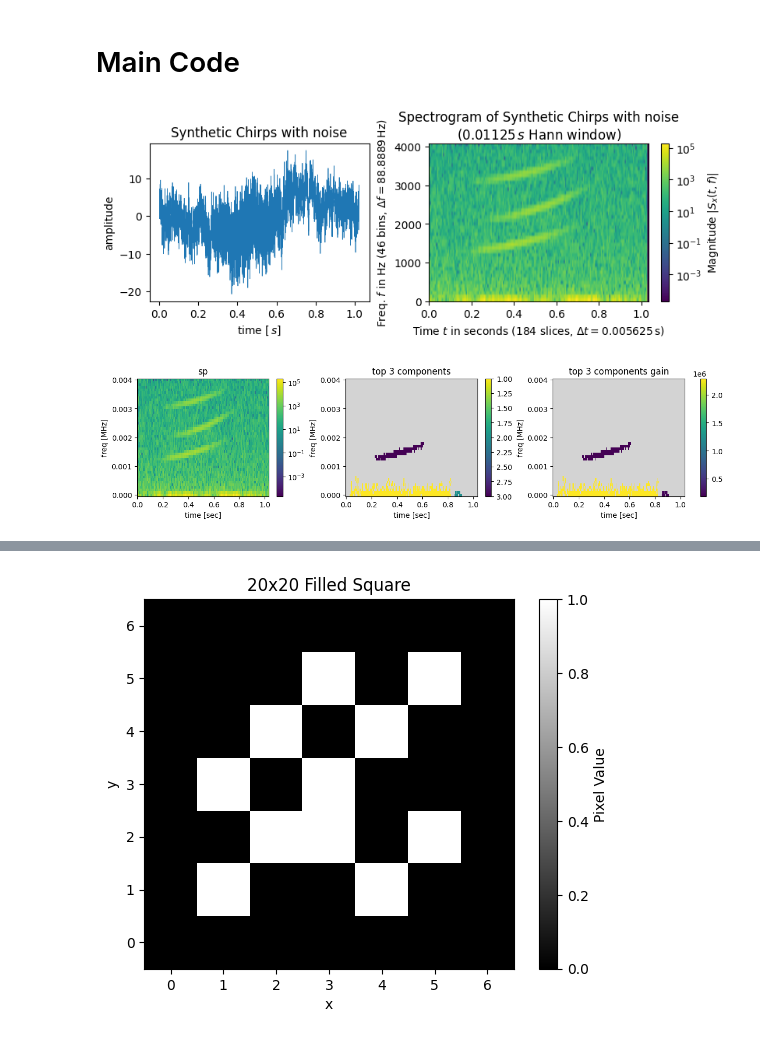
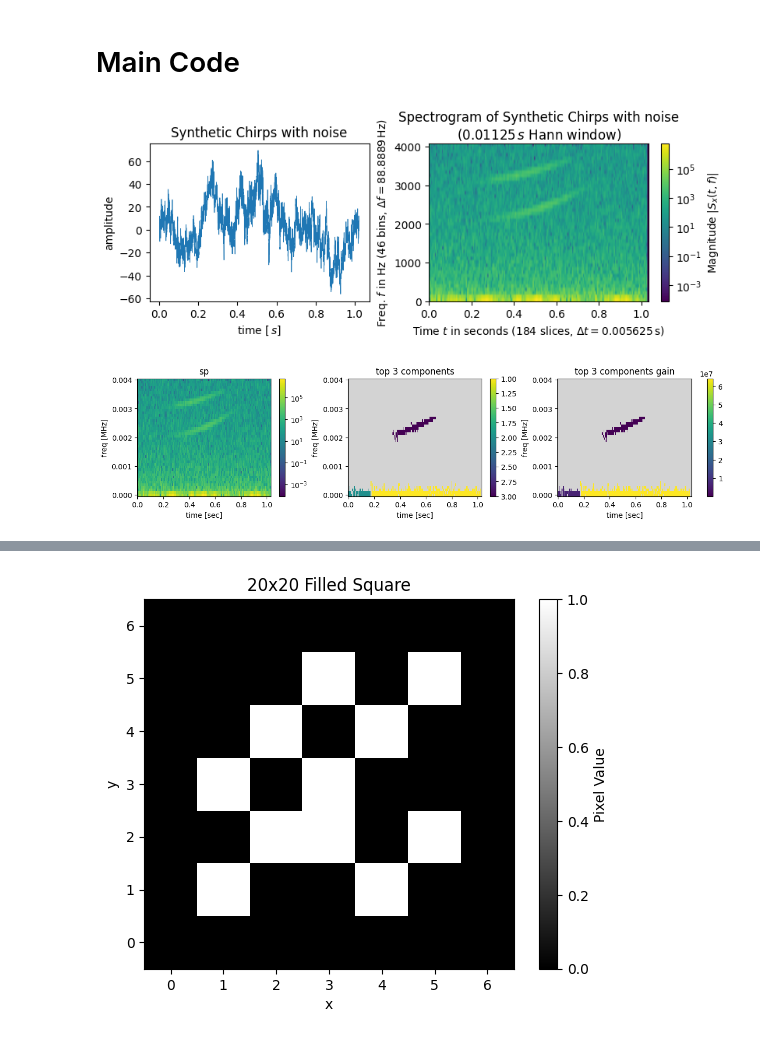
Before and after one commit to nacrocker/automated-segmentation, a Jupyter notebook: Maxs_maxtree_tests_with_synthetic_data_and_noise.ipynb, the cells around one changed output, grey strips where cells are left out. Cells and saved outputs as stored; diff of their text form; code cells hidden in the pictures.

```diff
--- a/Maxs_maxtree_tests_with_synthetic_data_and_noise.ipynb
+++ b/Maxs_maxtree_tests_with_synthetic_data_and_noise.ipynb
@@ -1708,9 +1707,9 @@ t0=t[int(nt/8)]
 t1=t[int(nt/8)+int(nt*3/4)-1]
 chirps.append(Chirp(amp=3.5, t0=t0, t1=t1, f0=0.5*fN, f1=0.85*fN))
 
-t0= 0  # t[int(nt/5)]
+'''t0= 0  # t[int(nt/5)]
 t1=t[int(nt/16)+int(nt*3/4)-1]
-chirps.append(Chirp(amp= 4.0, t0=t0, t1=t1, f0=0.3*fN, f1=0.55*fN)) #added to test slope method
+chirps.append(Chirp(amp= 4.0, t0=t0, t1=t1, f0=0.3*fN, f1=0.55*fN))''' #added to test slope method
 
 
 
@@ -1718,7 +1717,7 @@ sig0 = add_funcsigs(chirps,t)
 #sig0 = 0*t
 
 seedGlobal=getSavedRndGenSeed()
-useSavedRndGenSeed = True
+useSavedRndGenSeed = False #True
 noise_generator = np.random.default_rng(seed=seedGlobal if useSavedRndGenSeed else None).normal #uniform #normal #poisson
 noise_1 = make_noise(noise_mean, noise_std, t.shape, noise_generator=noise_generator )
 
@@ -1727,7 +1726,7 @@ def color_noise(noise, alpha):
     return np.fft.irfft(np.fft.rfft(noise) / f**(alpha/2), n=len(noise))#real inverse fft of real fft/ freq dependent scaling factor
     #---colored noise function - 0 white, 0.5 pink, 1 brown ----
 
-noise = color_noise(noise_1,1) #around alpha of 0.3 errors in detection occur
+noise = color_noise(noise_1,1.5) #around alpha of 0.3 errors in detection occur
 
 
 
@@ -1818,35 +1817,35 @@ if doSignalPlot or doSignalSpectrogramPlot:
 max_tree_cl = Max_Tree
 sp = np.abs(sigstft)**2
 fsp = fsigstft
 tsp = tsigstft
 
 
 spmxtr=max_tree_cl(sp,connectivity=2)
 self=spmxtr
 
 gain_choice= 'avspecdens'
 #gain_choice = 'exp(entropy/area)'
 #gain_choice = 'skinny'
 #gain_choice = '1' #tot intesnity/area
 #gain_choice = 'avspecdens_div_freq'
 #gain_choice = 'avspecheight'
 #gain_choice = 'neg_kldiv_wresp_uniform_intensity'
 #gain_choice = 'log_energy_concentration'
 #gain_choice = 'signal_energy_concentration'
 gain = self.gain_predefined(gain_choice)
 # gain is a matrix which represents the gain at each bin each pixel is apart of
 #each pixel which is in the same maxtree bin corresponds to the same gain
 mxgnndslabeltopfill,mxgntopfill = self.label_optimummaxattrnode_image_components_with_rank_and_attr(gain)
 
 ntop=3 #used to be 10
 spdict = {'sp':sp,'fsp':fsp,'tsp':tsp}
 _ = show_top_components_rank_and_gain(spdict,mxgnndslabeltopfill,mxgntopfill,ntop=ntop,panelsize=(vsz,hsz),use_LogNorm_for_gain=False)
 
 
 ## end max_tree_optimimum_features
 # %% [output]
-[figure, old version]
+[figure, new version]
-[figure, old version]
+[figure, new version]
 # %%
 #@title Gain Slope Critera Test
 
```
Also changed, not shown: parts of 19 cells of this notebook.
